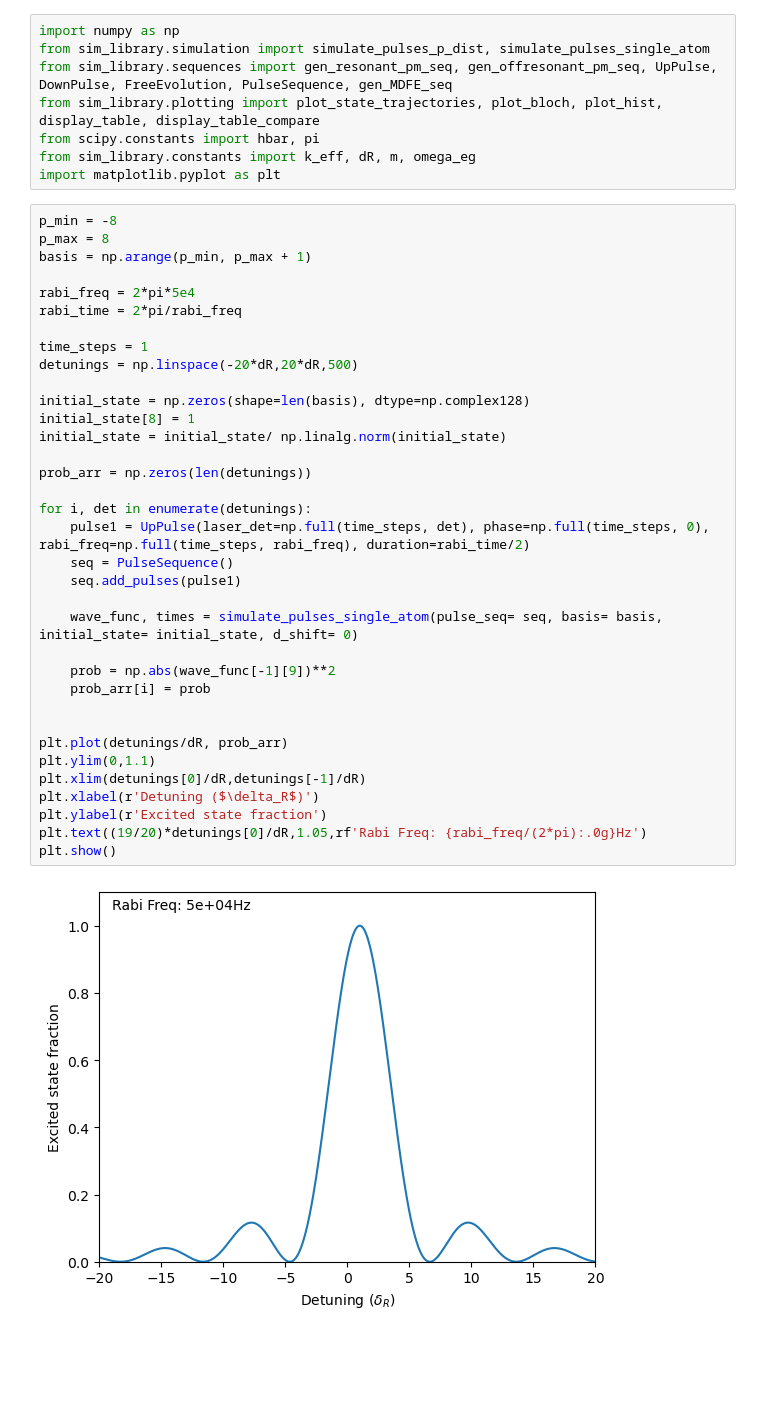
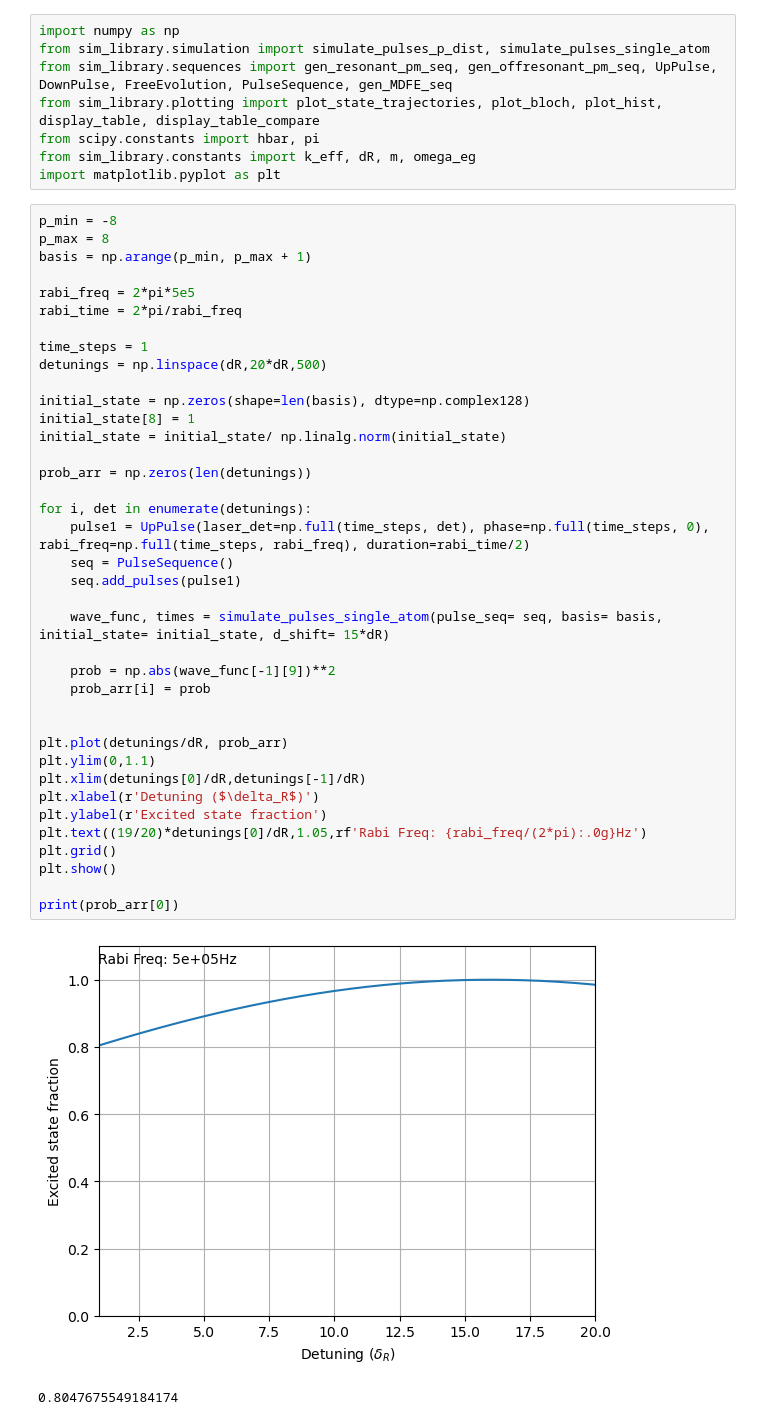
Before and after one commit to tr2g20/simulations, a Jupyter notebook: spectral profiles.ipynb, the cells around one changed output. Drawn from its saved outputs; the diff is of its cells as text; blank space fills up the shorter version.

```diff
--- a/spectral profiles.ipynb
+++ b/spectral profiles.ipynb
@@ -11,35 +11,39 @@ p_min = -8
 p_max = 8
 basis = np.arange(p_min, p_max + 1)
 
-rabi_freq = 2*pi*5e4
+rabi_freq = 2*pi*5e5
 rabi_time = 2*pi/rabi_freq
 
 time_steps = 1
-detunings = np.linspace(-20*dR,20*dR,500)
+detunings = np.linspace(dR,20*dR,500)
 
 initial_state = np.zeros(shape=len(basis), dtype=np.complex128)
 initial_state[8] = 1
 initial_state = initial_state/ np.linalg.norm(initial_state)
 
 prob_arr = np.zeros(len(detunings))
 
 for i, det in enumerate(detunings):
     pulse1 = UpPulse(laser_det=np.full(time_steps, det), phase=np.full(time_steps, 0), rabi_freq=np.full(time_steps, rabi_freq), duration=rabi_time/2)
     seq = PulseSequence()
     seq.add_pulses(pulse1)
 
-    wave_func, times = simulate_pulses_single_atom(pulse_seq= seq, basis= basis, initial_state= initial_state, d_shift= 0)
+    wave_func, times = simulate_pulses_single_atom(pulse_seq= seq, basis= basis, initial_state= initial_state, d_shift= 15*dR)
 
     prob = np.abs(wave_func[-1][9])**2
     prob_arr[i] = prob
 
 
 plt.plot(detunings/dR, prob_arr)
 plt.ylim(0,1.1)
 plt.xlim(detunings[0]/dR,detunings[-1]/dR)
 plt.xlabel(r'Detuning ($\delta_R$)')
 plt.ylabel(r'Excited state fraction')
 plt.text((19/20)*detunings[0]/dR,1.05,rf'Rabi Freq: {rabi_freq/(2*pi):.0g}Hz')
+plt.grid()
 plt.show()
+
+print(prob_arr[0])
 # %% [output]
-[figure, old version]
+[figure, new version]
+0.8047675549184174
```
Also changed, not shown: 7 other files.
